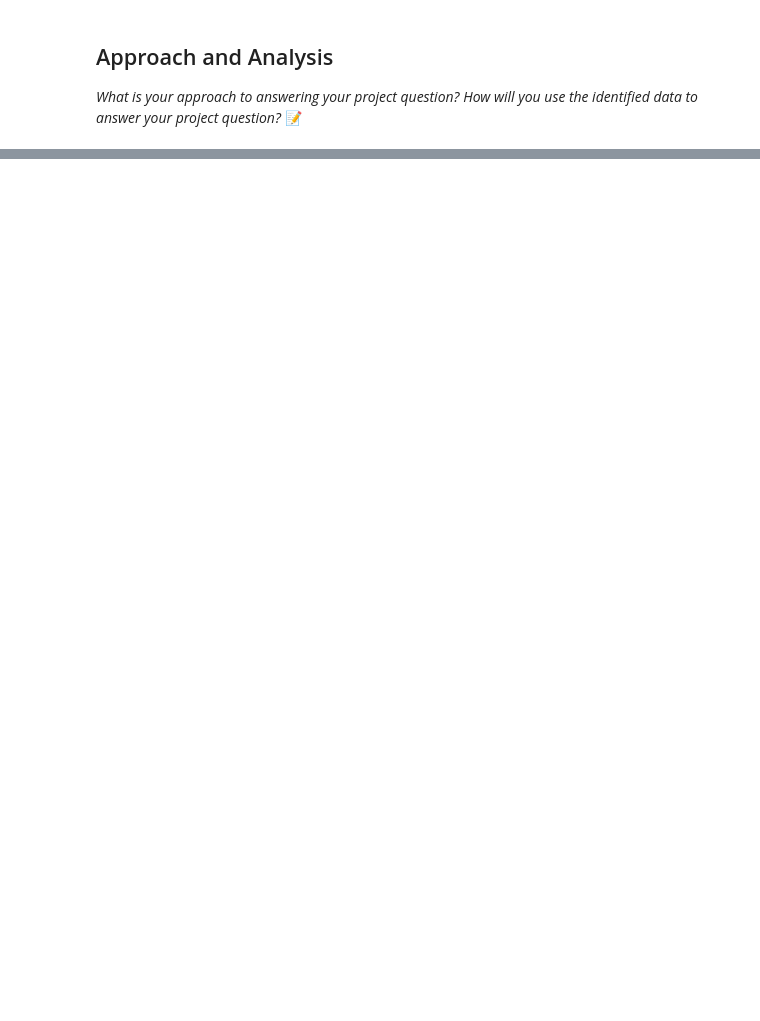
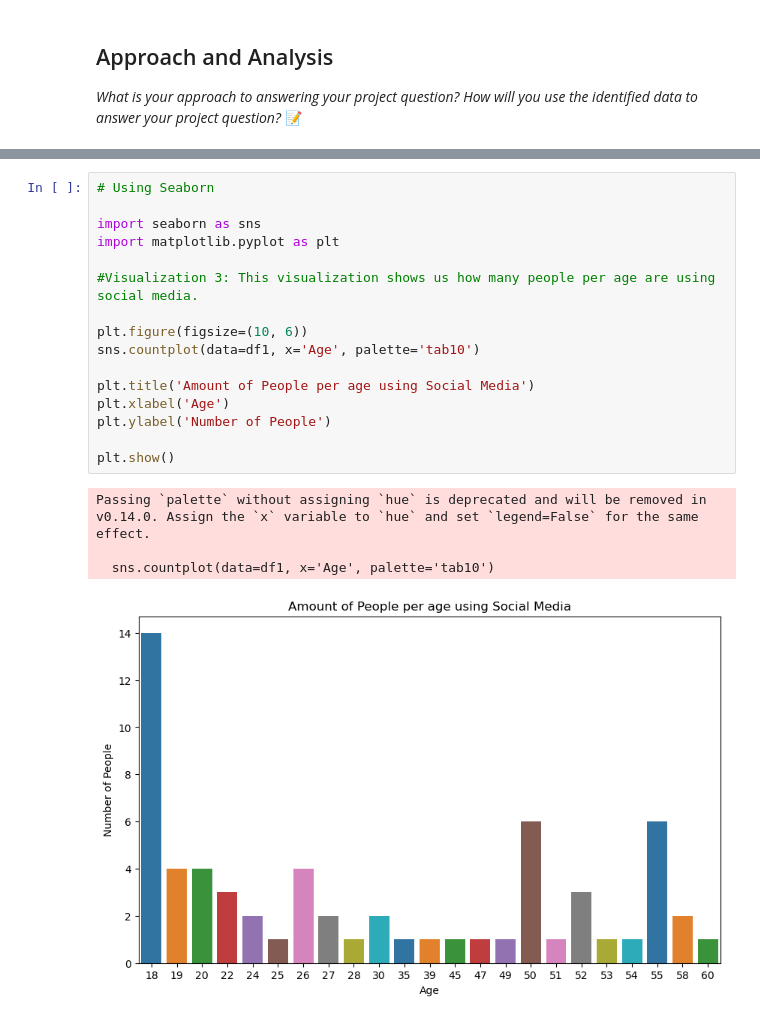
Before and after one commit to IT4063C-Fall24/final-project-gsweet0614, a Jupyter notebook: source.ipynb, the cells around one changed output, grey strips where cells are left out. Cells and saved outputs as stored; diff of their text form; blank space fills up the shorter version.

```diff
--- a/source.ipynb
+++ b/source.ipynb
@@ -80,0 +115,21 @@ None
+# %%
+# Using Seaborn
+
+import seaborn as sns
+import matplotlib.pyplot as plt
+
+#Visualization 3: This visualization shows us how many people per age are using social media.
+
+plt.figure(figsize=(10, 6))
+sns.countplot(data=df1, x='Age', palette='tab10')
+
+plt.title('Amount of People per age using Social Media')
+plt.xlabel('Age')
+plt.ylabel('Number of People')
+
+plt.show()
+# %% [output]
+Passing `palette` without assigning `hue` is deprecated and will be removed in v0.14.0. Assign the `x` variable to `hue` and set `legend=False` for the same effect.
+
+  sns.countplot(data=df1, x='Age', palette='tab10')
+[figure, added]
```
Also changed, not shown: parts of 18 cells of this notebook.
